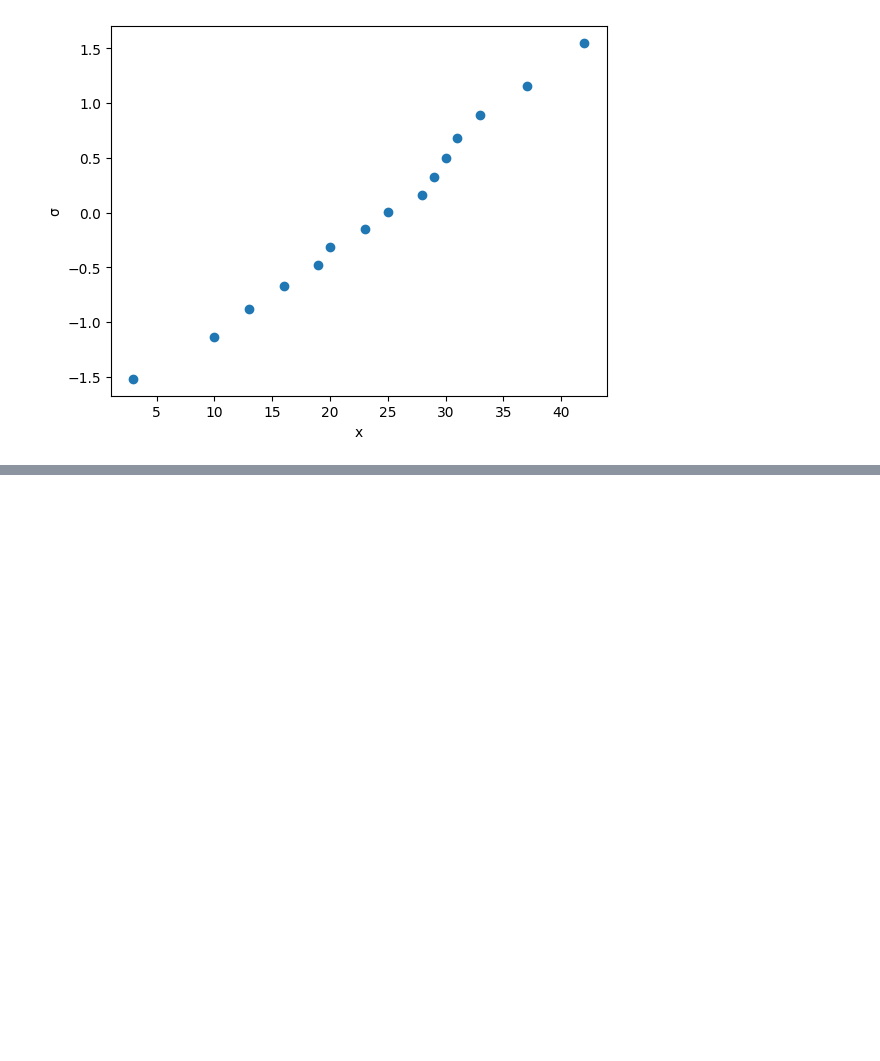
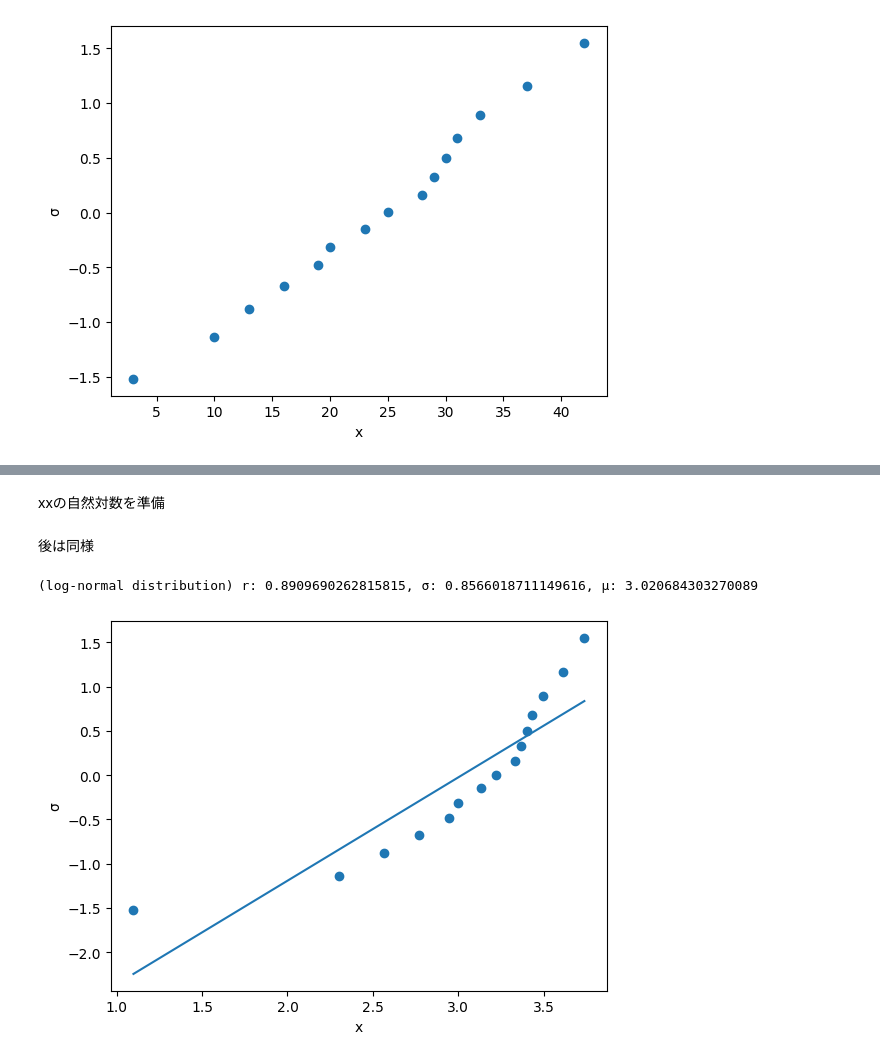
Before and after one commit to yusaku-m/Statistical-Analysis, a Jupyter notebook: 03_ProbabilityPaper.ipynb, the cells around one changed output, grey strips where cells are left out. Cells and saved outputs as stored; diff of their text form; code cells hidden in the pictures; blank space fills up the shorter version.

```diff
--- a/03_ProbabilityPaper.ipynb
+++ b/03_ProbabilityPaper.ipynb
@@ -126,0 +117,19 @@ r =   np.corrcoef(xx,sigma)[0][1]
+# %% [markdown]
+xxの自然対数を準備
+# %%
+lnxx = np.log(xx)
+# %% [markdown]
+後は同様
+# %%
+a,b = np.polyfit(lnxx,searched_sigma,1)
+r =   np.corrcoef(lnxx,searched_sigma)[0][1]
+sigma = 1/a; mu = -b/a
+print(f"(log-normal distribution) r: {r}, σ: {sigma}, μ: {mu}")
+plt.scatter(lnxx, searched_sigma)
+fit = a*lnxx+b
+plt.plot(lnxx,fit)
+plt.xlabel("x"); plt.ylabel("σ")
+plt.show()
+# %% [output]
+(log-normal distribution) r: 0.8909690262815815, σ: 0.8566018711149616, μ: 3.020684303270089
+[figure, added]
```
Also changed, not shown: parts of 13 cells of this notebook.
